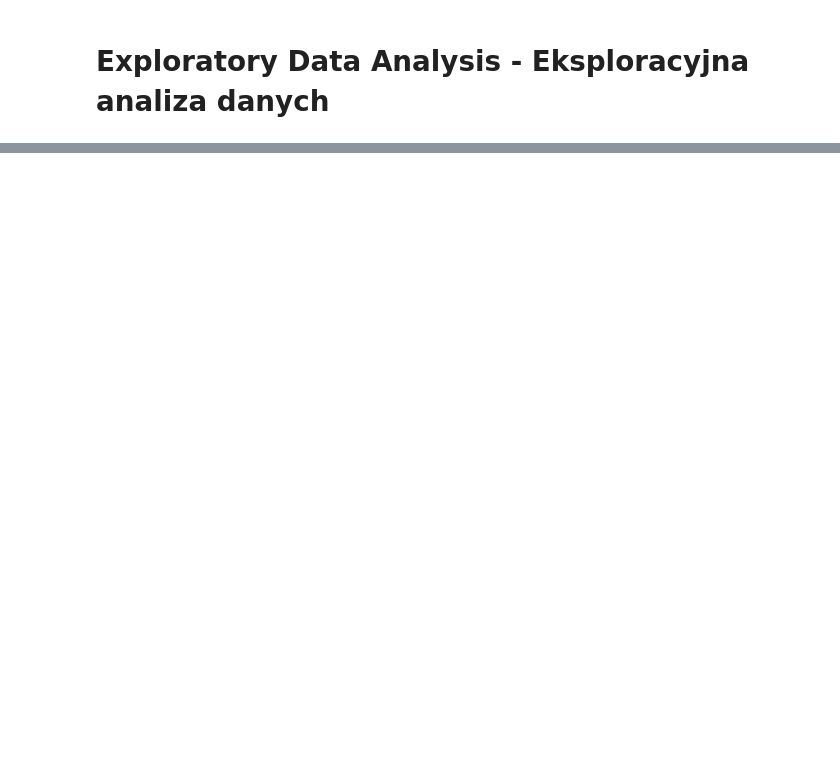
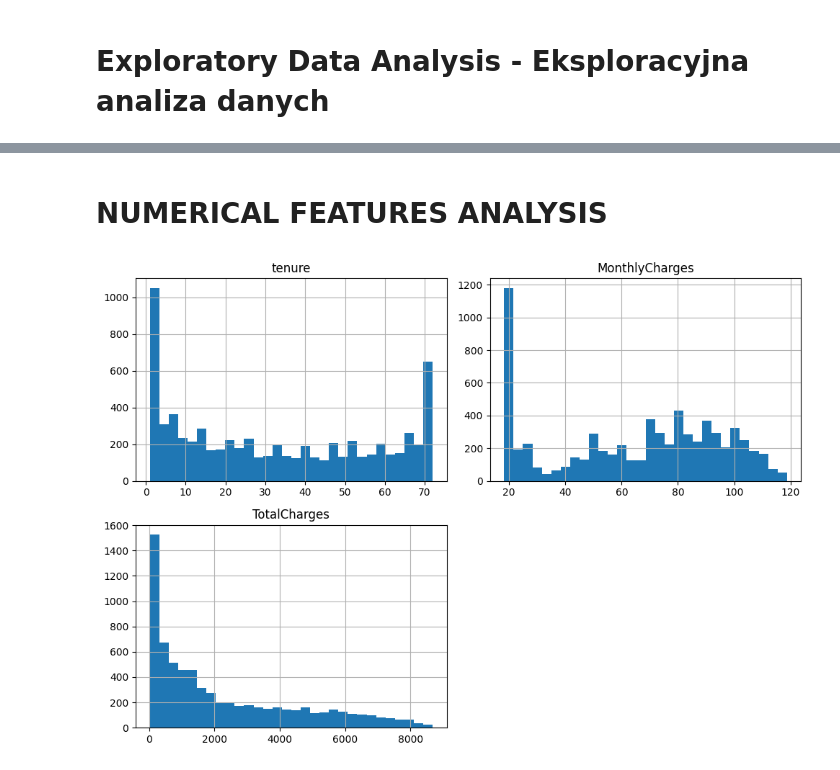
Before and after one commit to MckGr/Churn-prediction-app, a Jupyter notebook: notebooks/01_eda.ipynb, the cells around one changed output, grey strips where cells are left out. Saved outputs shown, nothing was run; the diff lists cells and outputs as text; code cells hidden in the pictures; blank space fills up the shorter version.

```diff
--- a/notebooks/01_eda.ipynb
+++ b/notebooks/01_eda.ipynb
@@ -126,0 +157,2 @@ plt.show()
+# %% [markdown]
+# NUMERICAL FEATURES ANALYSIS
@@ -126,0 +161,6 @@ plt.show()
+# %%
+df[num_cols].hist(bins=30, figsize=(10, 7))
+plt.tight_layout()
+plt.show()
+# %% [output]
+[figure, added]
```
Also changed, not shown: parts of 50 cells of this notebook, 1 other file.
